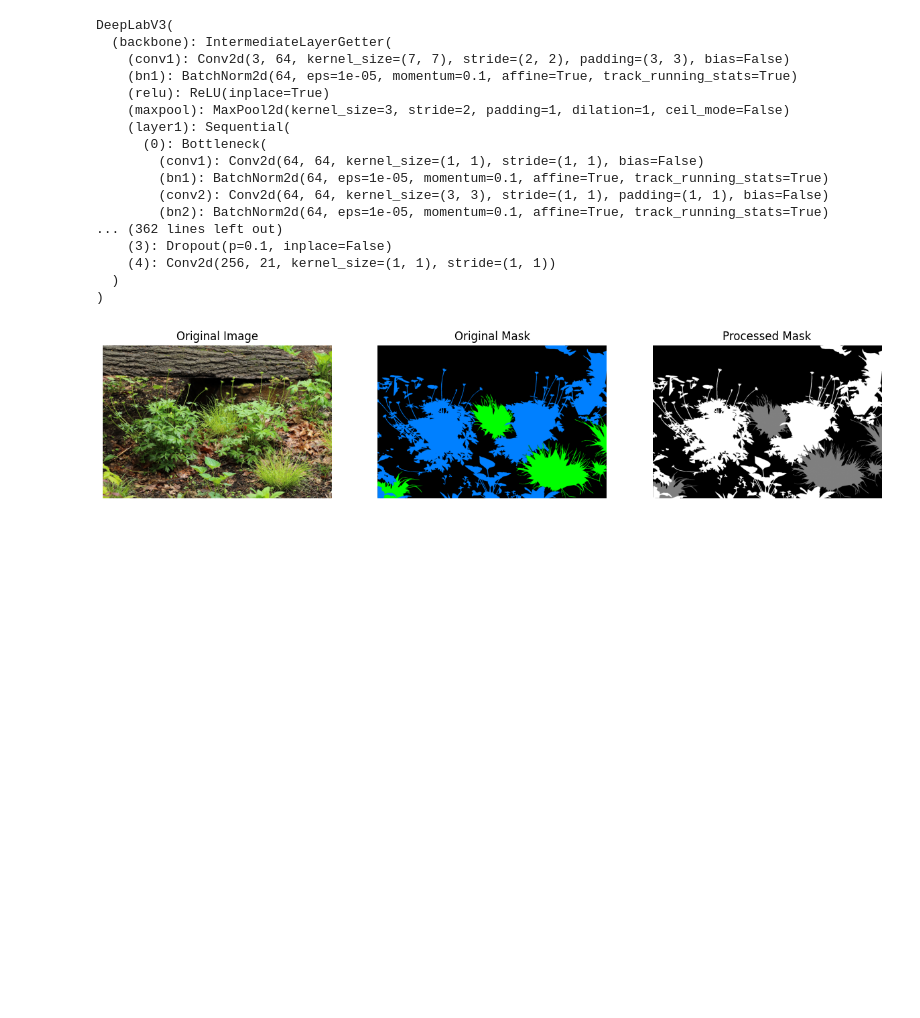
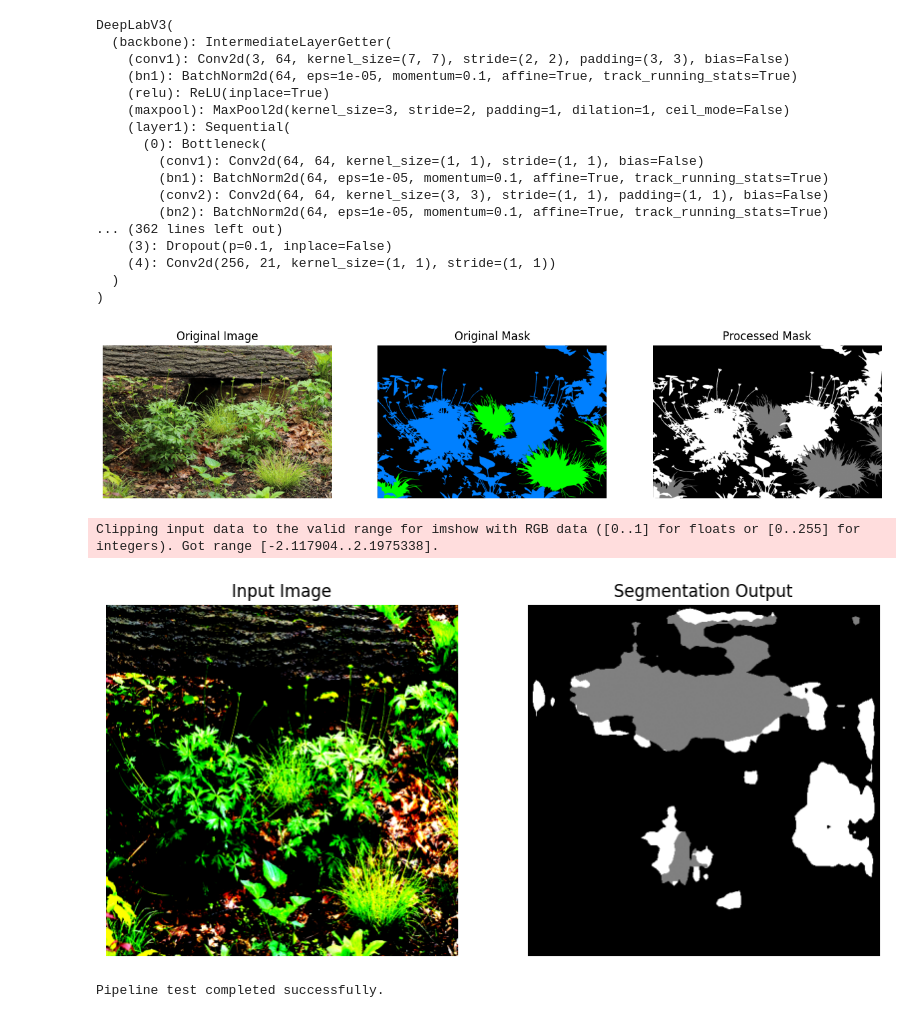
Before and after one commit to NelsMotley/TeamVidaClassification, a Jupyter notebook: ModelDevelopment.ipynb, the cells around one changed output. Saved outputs shown, nothing was run; the diff lists cells and outputs as text; code cells hidden in the pictures; blank space fills up the shorter version.

Commit message:
Model updates

```diff
--- a/ModelDevelopment.ipynb
+++ b/ModelDevelopment.ipynb
@@ -74,7 +72,24 @@ class VegetationDataset(Dataset):
         if self.transform:
             image = self.transform(image)
 
+        # Mask to tensor
+        mask = torch.tensor(mask, dtype=torch.long)
+
         return image, mask
+# %%
+def create_deeplabv3_model(num_classes=3):
+    """Create a modified DeepLabV3 model for vegetation segmentation."""
+    model = models.segmentation.deeplabv3_resnet101(pretrained=True)
+    model.classifier[4] = torch.nn.Conv2d(256, num_classes, kernel_size=(1, 1), stride=(1, 1))
+    return model
+# %%
+def create_deeplabv3_model(num_classes=3):
+    """create model with pretrained resnet101 backbone."""
+    model = models.segmentation.deeplabv3_resnet101(pretrained=True)
+
+    model.classifier[4] = torch.nn.Conv2d(256, num_classes, kernel_size=(1, 1), stride=(1, 1))
+
+    return model
 # %%
 def show_dataset_sample(dataset, idx = 0):
     image_raw = Image.open(dataset.image_path).convert('RGB')
@@ -102,3 +117,51 @@ show_dataset_sample(dataset)
 [figure]
 # %%
 def test_pipeline():
+    """Test the segmentation pipeline."""
+
+    transform = transforms.Compose([
+        transforms.Resize((512, 512)),
+        transforms.ToTensor(),
+        transforms.Normalize(mean=[0.485, 0.456, 0.406], std=[0.229, 0.224, 0.225])
+    ])
+
+    IMAGE_PATH = 'TestImage.jpg'
+    MASK_PATH = 'TestImageMask.png'
+    dataset = VegetationDataset(image_path=IMAGE_PATH, mask_path=MASK_PATH, tranform=transform)
+    dataloader = DataLoader(dataset, batch_size=1, shuffle=False)
+    model = create_deeplabv3_model(num_classes=3)
+    device = torch.device("cuda" if torch.cuda.is_available() else "cpu")
+    model = model.to(device)
+    model.eval()
+
+    with torch.no_grad():
+        for images, masks in dataloader:
+            images = images.to(torch.device("cuda" if torch.cuda.is_available() else "cpu"))
+            masks = masks.to(torch.device("cuda" if torch.cuda.is_available() else "cpu"))
+
+            outputs = model(images)['out']
+            outputs = torch.argmax(outputs, dim=1).squeeze(0).cpu().numpy()
+
+            # Display the results
+            plt.figure(figsize=(10, 5))
+            plt.subplot(1, 2, 1)
+            plt.imshow(images[0].permute(1, 2, 0).cpu().numpy())
+            plt.title('Input Image')
+            plt.axis('off')
+
+            plt.subplot(1, 2, 2)
+            plt.imshow(outputs, cmap='gray')
+            plt.title('Segmentation Output')
+            plt.axis('off')
+
+            plt.show()
+            break
+
+
+if __name__ == "__main__":
+    test_pipeline()
+    print("Pipeline test completed successfully.")
+# %% [output]
+Clipping input data to the valid range for imshow with RGB data ([0..1] for floats or [0..255] for integers). Got range [-2.117904..2.1975338].
+[figure, added]
+Pipeline test completed successfully.
```
Also changed, not shown: parts of 1 cell of this notebook.
